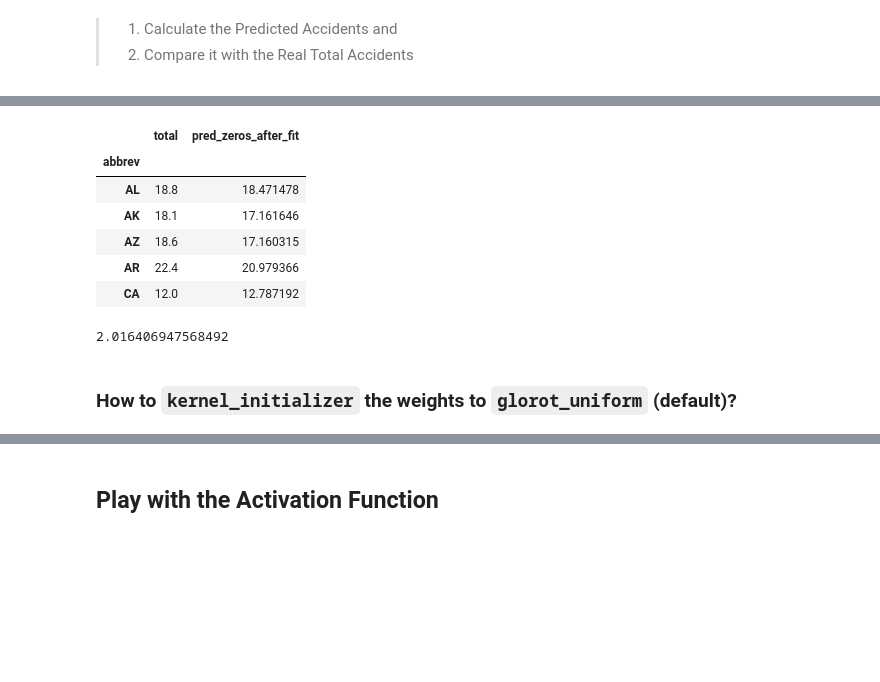
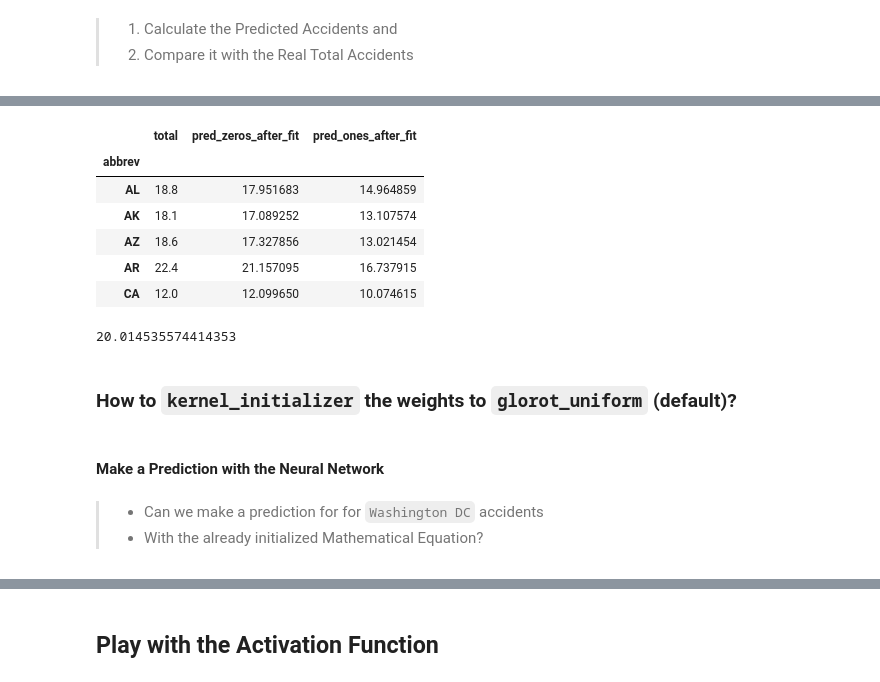
Before and after one commit to judit-lozano/machine-learning-program, a Jupyter notebook: II Machine Learning & Deep Learning/#04. Why Neural Networks Deeply Learn a Mathematical Formula/04session.ipynb, the cells around one changed output, grey strips where cells are left out. Cells and saved outputs as stored; diff of their text form; code cells hidden in the pictures; blank space fills up the shorter version.

```diff
--- a/II Machine Learning & Deep Learning/#04. Why Neural Networks Deeply Learn a Mathematical Formula/04session.ipynb
+++ b/II Machine Learning & Deep Learning/#04. Why Neural Networks Deeply Learn a Mathematical Formula/04session.ipynb
@@ -352,21 +317,20 @@ array([[18.471478]], dtype=float32)
 # %%
 y_pred = model.predict(X)
 # %%
-dfsel = df[['total']].copy()
-dfsel['pred_zeros_after_fit'] = y_pred
+dfsel['pred_ones_after_fit'] = y_pred
 dfsel.head()
 # %% [output]
-|  | total | pred_zeros_after_fit |
-| abbrev |  |  |
-| AL | 18.8 | 18.471478 |
-| AK | 18.1 | 17.161646 |
-| AZ | 18.6 | 17.160315 |
-| AR | 22.4 | 20.979366 |
-| CA | 12.0 | 12.787192 |
+|  | total | pred_zeros_after_fit | pred_ones_after_fit |
+| abbrev |  |  |  |
+| AL | 18.8 | 17.951683 | 14.964859 |
+| AK | 18.1 | 17.089252 | 13.107574 |
+| AZ | 18.6 | 17.327856 | 13.021454 |
+| AR | 22.4 | 21.157095 | 16.737915 |
+| CA | 12.0 | 12.099650 | 10.074615 |
 # %%
-mse = ((dfsel.total - dfsel.pred_zeros_after_fit)**2).mean()
+mse = ((dfsel.total - dfsel.pred_ones_after_fit)**2).mean()
 mse
 # %% [output]
-2.016406947568492
+20.014535574414353
 # %% [markdown]
 ### How to `kernel_initializer` the weights to `glorot_uniform` (default)?
@@ -372,0 +342,5 @@ mse
+# %% [markdown]
+#### Make a Prediction with the Neural Network
+# %% [markdown]
+> - Can we make a prediction for for `Washington DC` accidents
+> - With the already initialized Mathematical Equation?
```
Also changed, not shown: parts of 65 cells of this notebook.
